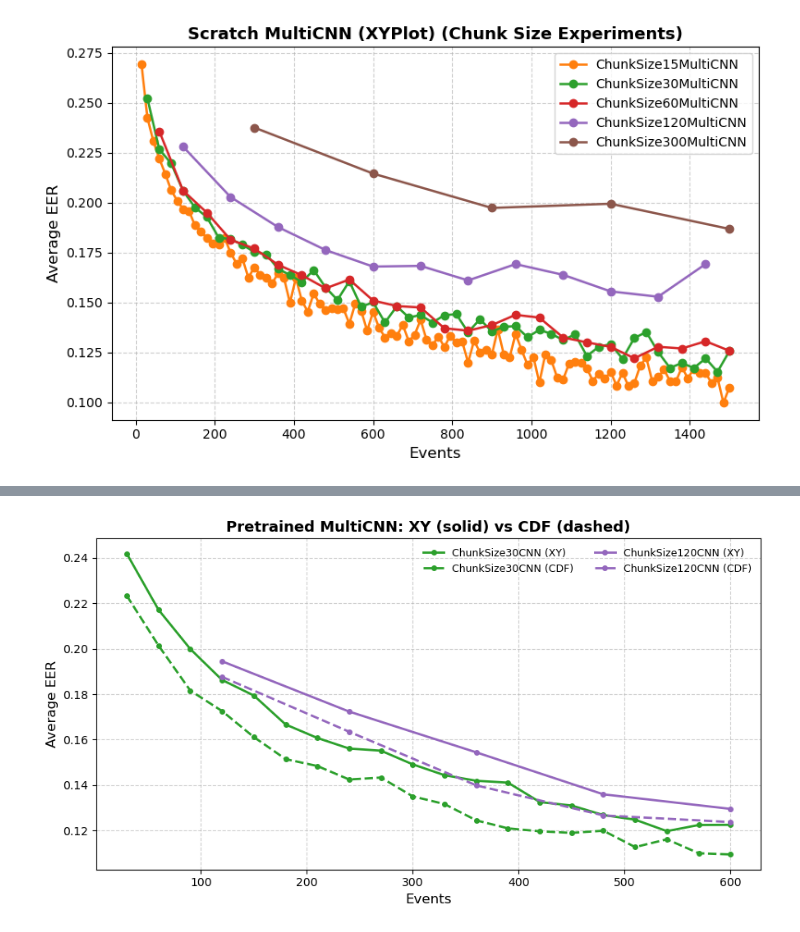
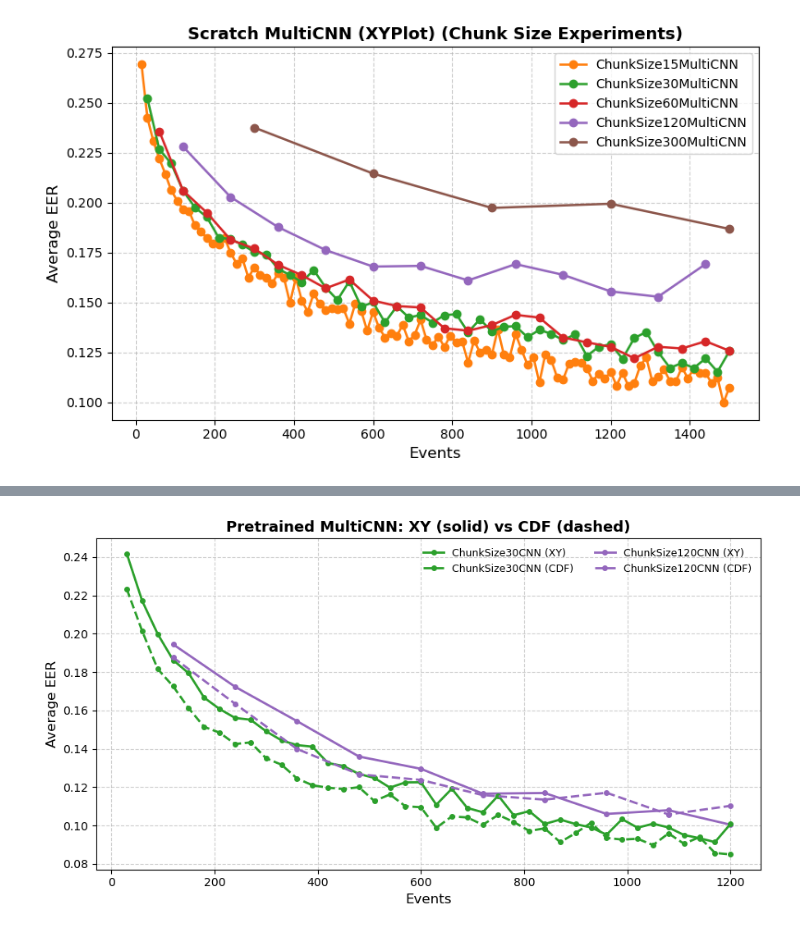
Before and after one commit to S-lijun/Mouse_Dynamics, a Jupyter notebook: Results.ipynb, the cells around one changed output, grey strips where cells are left out. Drawn from its saved outputs; the diff is of its cells as text; code cells hidden in the pictures.

```diff
--- a/Results.ipynb
+++ b/Results.ipynb
@@ -521,9 +521,9 @@ plot_chunk_xy_cdf_curves(
 # %%
 plot_chunk_xy_cdf_curves(
     xy_dir="Visualization/CV/train_multi_pretrained_CNN/XYPlot",
     cdf_dir="Visualization/CV/train_multi_pretrained_CNN/cdf",
     title="Pretrained MultiCNN: XY (solid) vs CDF (dashed)",
-    max_event=600
+    max_event=1200
 )
 # %% [output]
-[figure, old version]
+[figure, new version]
```
Also changed, not shown: parts of 1 cell of this notebook, 3 other files.
